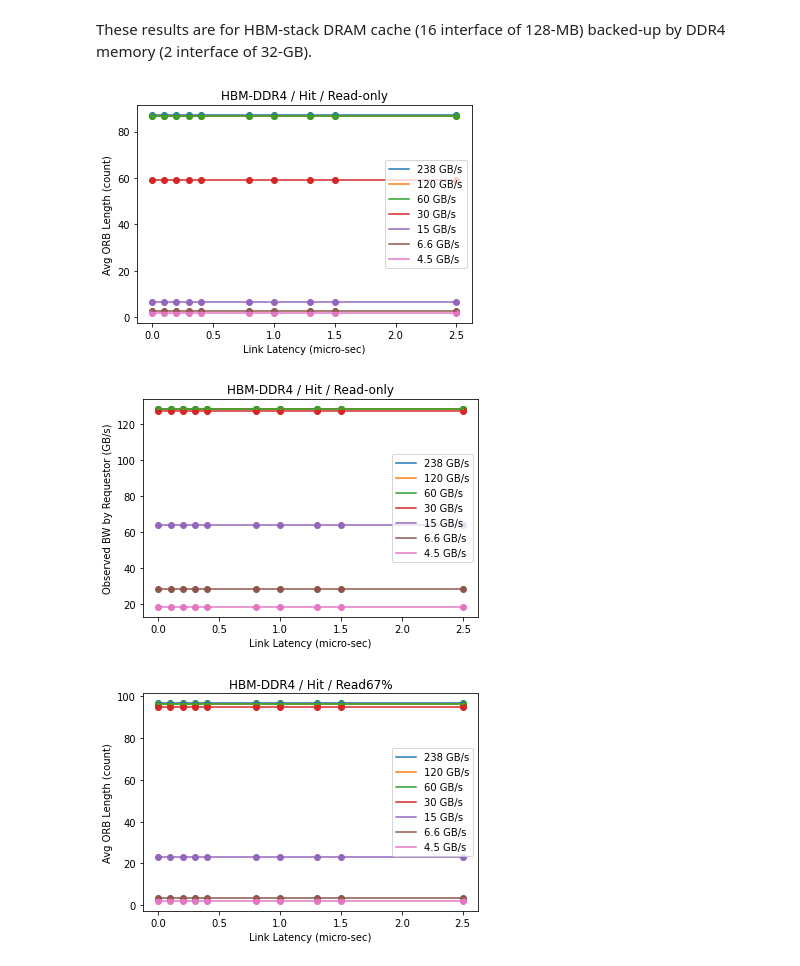
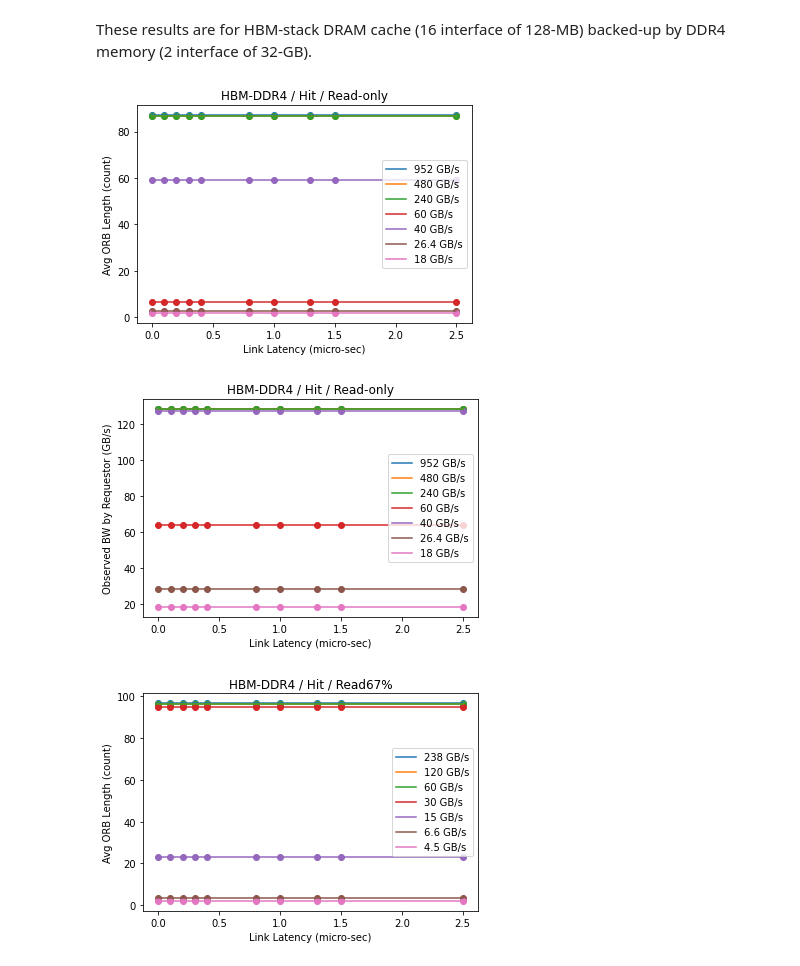
Before and after one commit to darchr/dramCacheController, a Jupyter notebook: myPlots/resAug29/graph_Aug_29_1.ipynb, the cells around one changed output. Cells and saved outputs as stored; diff of their text form; code cells hidden in the pictures.

```diff
--- a/myPlots/resAug29/graph_Aug_29_1.ipynb
+++ b/myPlots/resAug29/graph_Aug_29_1.ipynb
@@ -68,7 +68,7 @@ Stats = ['system.generator0.numPackets',
 
 hit_miss = ['Hit', 'MissClean', 'MissDirty']
 link_latency = ['0', '200', '400', '600', '800', '1600', '2000', '2600', '3000', '5000']
-rd_perc = ['R67'] #'R100'
+rd_perc = ['R100'] #'R100'
 inj_rate = ['02', '05', '1', '2', '4', '9', '14']
 
 rows = []
@@ -167,42 +167,42 @@ df_temp = df.query('(hm==["Hit"]) and (ir==["0.25"]) and (rdPr==["R100"])')[['av
 y02 = df_temp['avgORB']
 df_temp = df.query('(hm==["Hit"]) and (ir==["0.5"]) and (rdPr==["R100"])')[['avgORB']]
 y05 = df_temp['avgORB']
 df_temp = df.query('(hm==["Hit"]) and (ir==["1"]) and (rdPr==["R100"])')[['avgORB']]
 y1 = df_temp['avgORB']
 df_temp = df.query('(hm==["Hit"]) and (ir==["2"]) and (rdPr==["R100"])')[['avgORB']]
 y5 = df_temp['avgORB']
 df_temp = df.query('(hm==["Hit"]) and (ir==["4"]) and (rdPr==["R100"])')[['avgORB']]
 y2 = df_temp['avgORB']
 df_temp = df.query('(hm==["Hit"]) and (ir==["9"]) and (rdPr==["R100"])')[['avgORB']]
 y3 = df_temp['avgORB']
 df_temp = df.query('(hm==["Hit"]) and (ir==["14"]) and (rdPr==["R100"])')[['avgORB']]
 y4 = df_temp['avgORB']
 
 fig = plt.figure()
 fig.set_size_inches(6, 4)
 
-plt.plot(latency, y02, label ="238 GB/s")
+plt.plot(latency, y02, label ="952 GB/s")
 plt.scatter(latency, y02)
-plt.plot(latency, y05, label ="120 GB/s")
+plt.plot(latency, y05, label ="480 GB/s")
 plt.scatter(latency, y05)
-plt.plot(latency, y1, label ="60 GB/s")
+plt.plot(latency, y1, label ="240 GB/s")
 plt.scatter(latency, y1)
-plt.plot(latency, y5, label ="30 GB/s")
+plt.plot(latency, y2, label ="60 GB/s")
+plt.scatter(latency, y2)
+plt.plot(latency, y5, label ="40 GB/s")
 plt.scatter(latency, y5)
-plt.plot(latency, y2, label ="15 GB/s")
-plt.scatter(latency, y2)
-plt.plot(latency, y3, label ="6.6 GB/s")
+plt.plot(latency, y3, label ="26.4 GB/s")
 plt.scatter(latency, y3)
-plt.plot(latency, y4, label ="4.5 GB/s")
+plt.plot(latency, y4, label ="18 GB/s")
 plt.scatter(latency, y4)
 
 plt.title("HBM-DDR4 / Hit / Read-only")
 plt.xlabel("Link Latency (micro-sec)")
 plt.ylabel("Avg ORB Length (count)")
 plt.legend()
 plt.show()
 # %% [output]
-[figure, old version]
+[figure, new version]
 # %%
 latency = [0, 0.1, 0.2, 0.3, 0.4, 0.8, 1, 1.3, 1.5, 2.5]
 df_temp = df.query('(hm==["Hit"]) and (ir==["0.25"]) and (rdPr==["R100"])')[['totBW']]
@@ -223,20 +223,21 @@ y4 = df_temp['totBW']
 fig = plt.figure()
 fig.set_size_inches(6, 4)
 
-plt.plot(latency, y02, label ="238 GB/s")
+plt.plot(latency, y02, label ="952 GB/s")
 plt.scatter(latency, y02)
-plt.plot(latency, y05, label ="120 GB/s")
+plt.plot(latency, y05, label ="480 GB/s")
 plt.scatter(latency, y05)
-plt.plot(latency, y1, label ="60 GB/s")
+plt.plot(latency, y1, label ="240 GB/s")
 plt.scatter(latency, y1)
-plt.plot(latency, y5, label ="30 GB/s")
+plt.plot(latency, y2, label ="60 GB/s")
+plt.scatter(latency, y2)
+plt.plot(latency, y5, label ="40 GB/s")
 plt.scatter(latency, y5)
-plt.plot(latency, y2, label ="15 GB/s")
-plt.scatter(latency, y2)
-plt.plot(latency, y3, label ="6.6 GB/s")
+plt.plot(latency, y3, label ="26.4 GB/s")
 plt.scatter(latency, y3)
-plt.plot(latency, y4, label ="4.5 GB/s")
+plt.plot(latency, y4, label ="18 GB/s")
 plt.scatter(latency, y4)
+
 
 plt.title("HBM-DDR4 / Hit / Read-only")
 plt.xlabel("Link Latency (micro-sec)")
@@ -244,7 +245,7 @@ plt.ylabel("Observed BW by Requestor (GB/s)")
 plt.legend()
 plt.show()
 # %% [output]
-[figure, old version]
+[figure, new version]
 # %%
 latency = [0, 0.1, 0.2, 0.3, 0.4, 0.8, 1, 1.3, 1.5, 2.5]
 df_temp = df.query('(hm==["Hit"]) and (ir==["0.25"]) and (rdPr==["R67"])')[['avgORB']]
```
Also changed, not shown: parts of 3 cells of this notebook.
